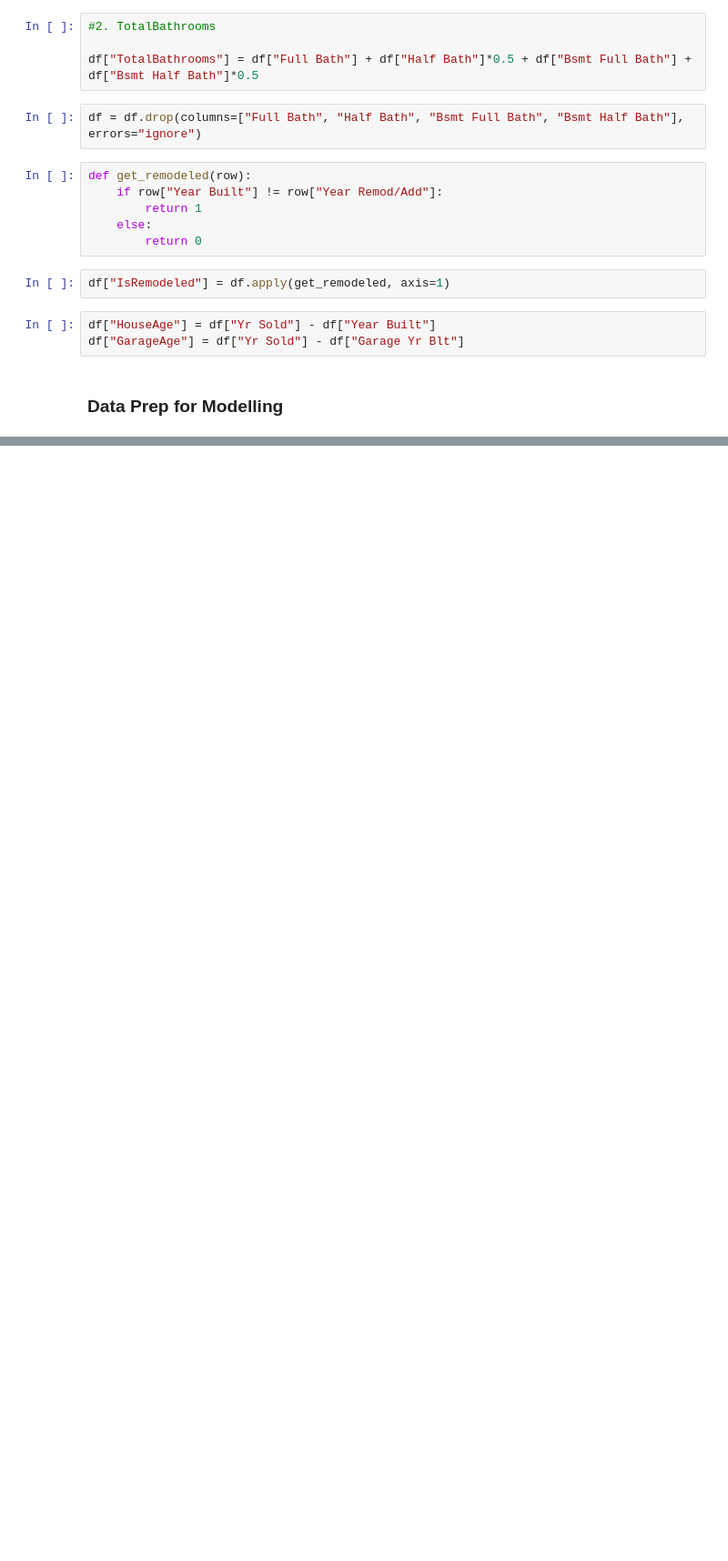
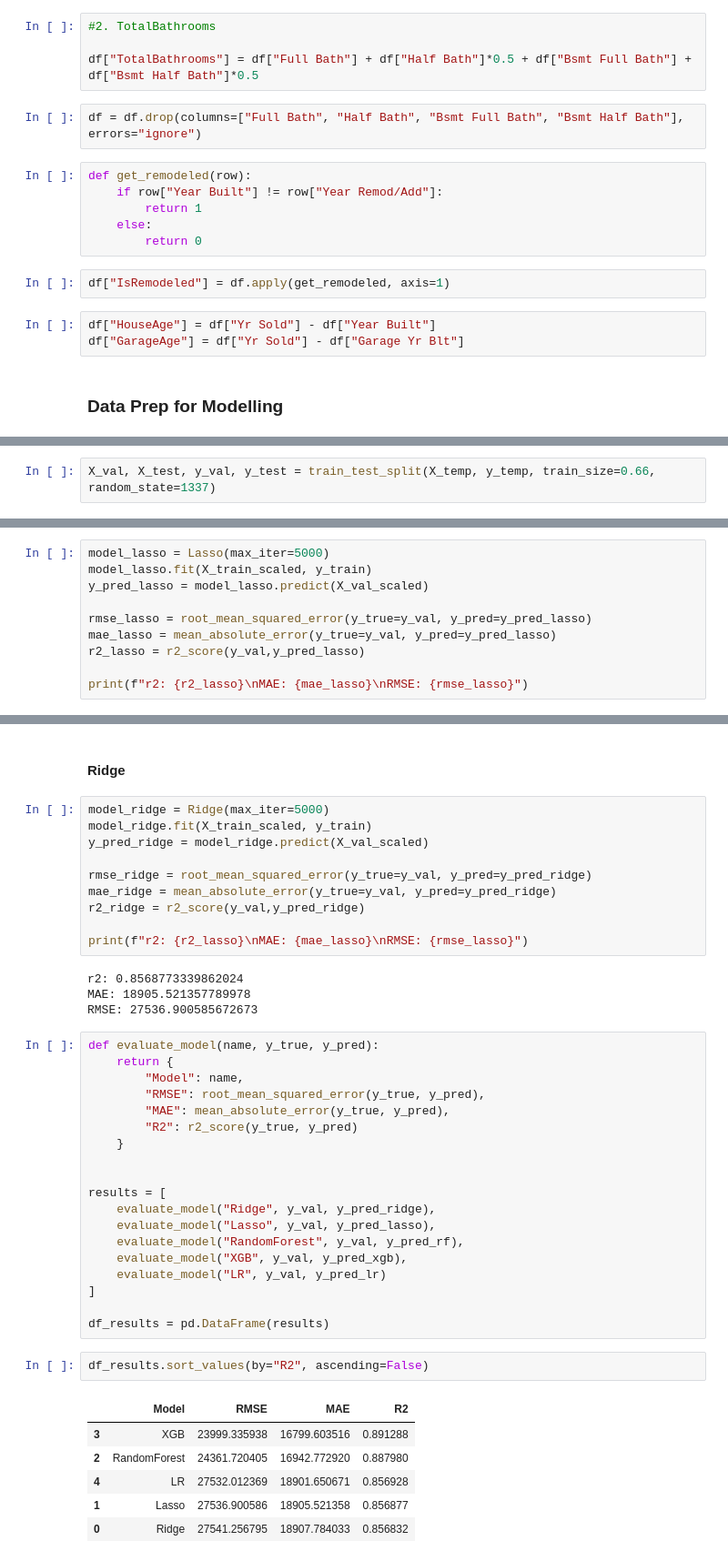
Before and after one commit to HMurawski/dump, a Jupyter notebook: dump_learning/random/refreshment/03.ipynb, the cells around one changed output, grey strips where cells are left out. Shown at 91% size. Saved outputs shown, nothing was run; the diff lists cells and outputs as text; blank space fills up the shorter version.

Commit message:
modelling

```diff
--- a/dump_learning/random/refreshment/03.ipynb
+++ b/dump_learning/random/refreshment/03.ipynb
@@ -238,0 +290,2 @@ df["GarageAge"] = df["Yr Sold"] - df["Garage Yr Blt"]
+# %%
+X_val, X_test, y_val, y_test = train_test_split(X_temp, y_temp, train_size=0.66, random_state=1337)
@@ -238,0 +362,10 @@ df["GarageAge"] = df["Yr Sold"] - df["Garage Yr Blt"]
+# %%
+model_lasso = Lasso(max_iter=5000)
+model_lasso.fit(X_train_scaled, y_train)
+y_pred_lasso = model_lasso.predict(X_val_scaled)
+
+rmse_lasso = root_mean_squared_error(y_true=y_val, y_pred=y_pred_lasso)
+mae_lasso = mean_absolute_error(y_true=y_val, y_pred=y_pred_lasso)
+r2_lasso = r2_score(y_val,y_pred_lasso)
+
+print(f"r2: {r2_lasso}\nMAE: {mae_lasso}\nRMSE: {rmse_lasso}")
@@ -238,0 +376,44 @@ df["GarageAge"] = df["Yr Sold"] - df["Garage Yr Blt"]
+# %% [markdown]
+#### Ridge
+# %%
+model_ridge = Ridge(max_iter=5000)
+model_ridge.fit(X_train_scaled, y_train)
+y_pred_ridge = model_ridge.predict(X_val_scaled)
+
+rmse_ridge = root_mean_squared_error(y_true=y_val, y_pred=y_pred_ridge)
+mae_ridge = mean_absolute_error(y_true=y_val, y_pred=y_pred_ridge)
+r2_ridge = r2_score(y_val,y_pred_ridge)
+
+print(f"r2: {r2_lasso}\nMAE: {mae_lasso}\nRMSE: {rmse_lasso}")
+# %% [output]
+r2: 0.8568773339862024
+MAE: 18905.521357789978
+RMSE: 27536.900585672673
+# %%
+def evaluate_model(name, y_true, y_pred):
+    return {
+        "Model": name,
+        "RMSE": root_mean_squared_error(y_true, y_pred),
+        "MAE": mean_absolute_error(y_true, y_pred),
+        "R2": r2_score(y_true, y_pred)
+    }
+
+
+results = [
+    evaluate_model("Ridge", y_val, y_pred_ridge),
+    evaluate_model("Lasso", y_val, y_pred_lasso),
+    evaluate_model("RandomForest", y_val, y_pred_rf),
+    evaluate_model("XGB", y_val, y_pred_xgb),
+    evaluate_model("LR", y_val, y_pred_lr)
+]
+
+df_results = pd.DataFrame(results)
+# %%
+df_results.sort_values(by="R2", ascending=False)
+# %% [output]
+|  | Model | RMSE | MAE | R2 |
+| 3 | XGB | 23999.335938 | 16799.603516 | 0.891288 |
+| 2 | RandomForest | 24361.720405 | 16942.772920 | 0.887980 |
+| 4 | LR | 27532.012369 | 18901.650671 | 0.856928 |
+| 1 | Lasso | 27536.900586 | 18905.521358 | 0.856877 |
+| 0 | Ridge | 27541.256795 | 18907.784033 | 0.856832 |
```
Also changed, not shown: parts of 24 cells of this notebook.
